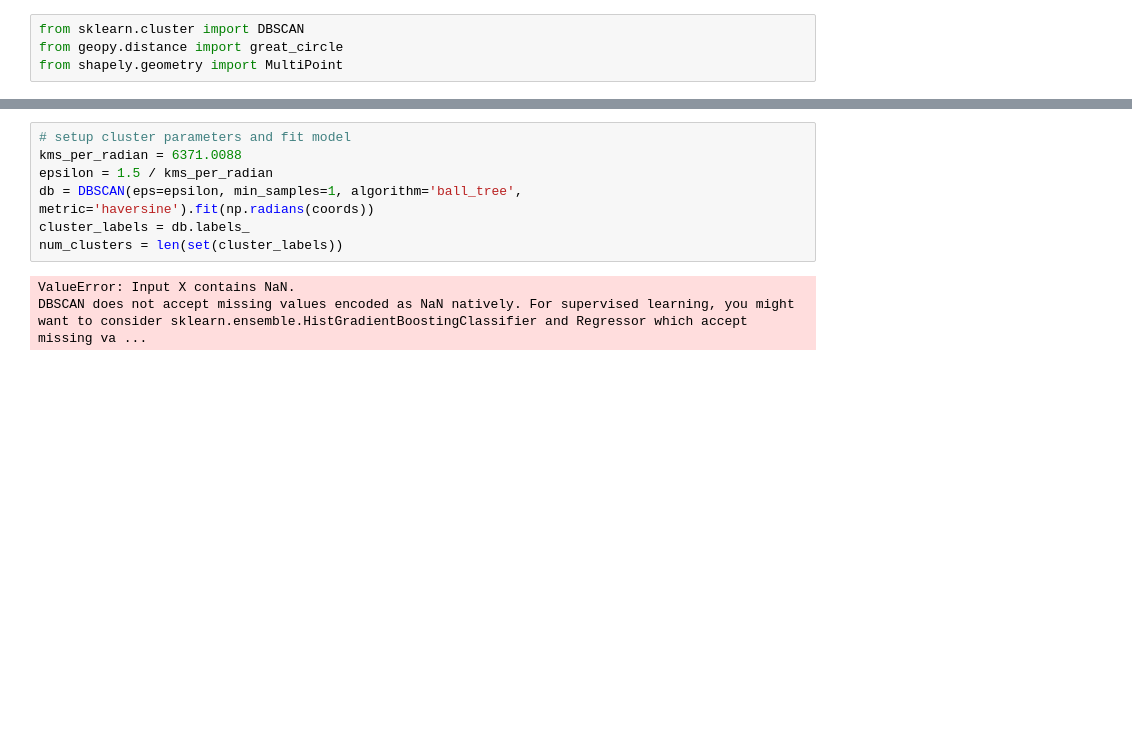
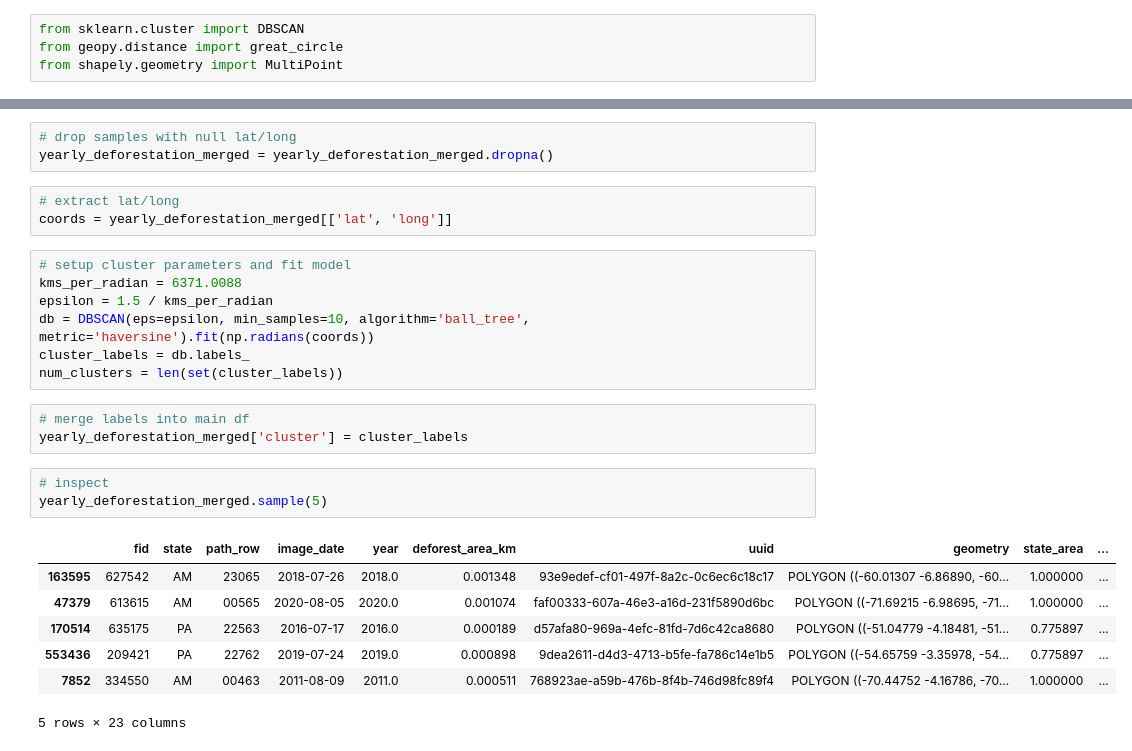
Before and after one commit to t4ai/amazon-deforestation-forecasting, a Jupyter notebook: amazon-deforestation-forecasting.ipynb, the cells around one changed output, grey strips where cells are left out. Cells and saved outputs as stored; diff of their text form; blank space fills up the shorter version.

```diff
--- a/amazon-deforestation-forecasting.ipynb
+++ b/amazon-deforestation-forecasting.ipynb
@@ -526,10 +540,27 @@ dtype: int64
+# %%
+# drop samples with null lat/long
+yearly_deforestation_merged = yearly_deforestation_merged.dropna()
+# %%
+# extract lat/long
+coords = yearly_deforestation_merged[['lat', 'long']]
 # %%
 # setup cluster parameters and fit model
 kms_per_radian = 6371.0088
 epsilon = 1.5 / kms_per_radian
-db = DBSCAN(eps=epsilon, min_samples=1, algorithm='ball_tree', metric='haversine').fit(np.radians(coords))
+db = DBSCAN(eps=epsilon, min_samples=10, algorithm='ball_tree', metric='haversine').fit(np.radians(coords))
 cluster_labels = db.labels_
 num_clusters = len(set(cluster_labels))
-# %% [output]
-ValueError: Input X contains NaN.
-DBSCAN does not accept missing values encoded as NaN natively. For supervised learning, you might want to consider sklearn.ensemble.HistGradientBoostingClassifier and Regressor which accept missing va ...
+# %%
+# merge labels into main df
+yearly_deforestation_merged['cluster'] = cluster_labels
+# %%
+# inspect
+yearly_deforestation_merged.sample(5)
+# %% [output]
+|  | fid | state | path_row | image_date | year | deforest_area_km | uuid | geometry | state_area | ... |
+| 163595 | 627542 | AM | 23065 | 2018-07-26 | 2018.0 | 0.001348 | 93e9edef-cf01-497f-8a2c-0c6ec6c18c17 | POLYGON ((-60.01307 -6.86890, -60... | 1.000000 | ... |
+| 47379 | 613615 | AM | 00565 | 2020-08-05 | 2020.0 | 0.001074 | faf00333-607a-46e3-a16d-231f5890d6bc | POLYGON ((-71.69215 -6.98695, -71... | 1.000000 | ... |
+| 170514 | 635175 | PA | 22563 | 2016-07-17 | 2016.0 | 0.000189 | d57afa80-969a-4efc-81fd-7d6c42ca8680 | POLYGON ((-51.04779 -4.18481, -51... | 0.775897 | ... |
+| 553436 | 209421 | PA | 22762 | 2019-07-24 | 2019.0 | 0.000898 | 9dea2611-d4d3-4713-b5fe-fa786c14e1b5 | POLYGON ((-54.65759 -3.35978, -54... | 0.775897 | ... |
+| 7852 | 334550 | AM | 00463 | 2011-08-09 | 2011.0 | 0.000511 | 768923ae-a59b-476b-8f4b-746d98fc89f4 | POLYGON ((-70.44752 -4.16786, -70... | 1.000000 | ... |
+5 rows × 23 columns
```
Also changed, not shown: parts of 5 cells of this notebook.
